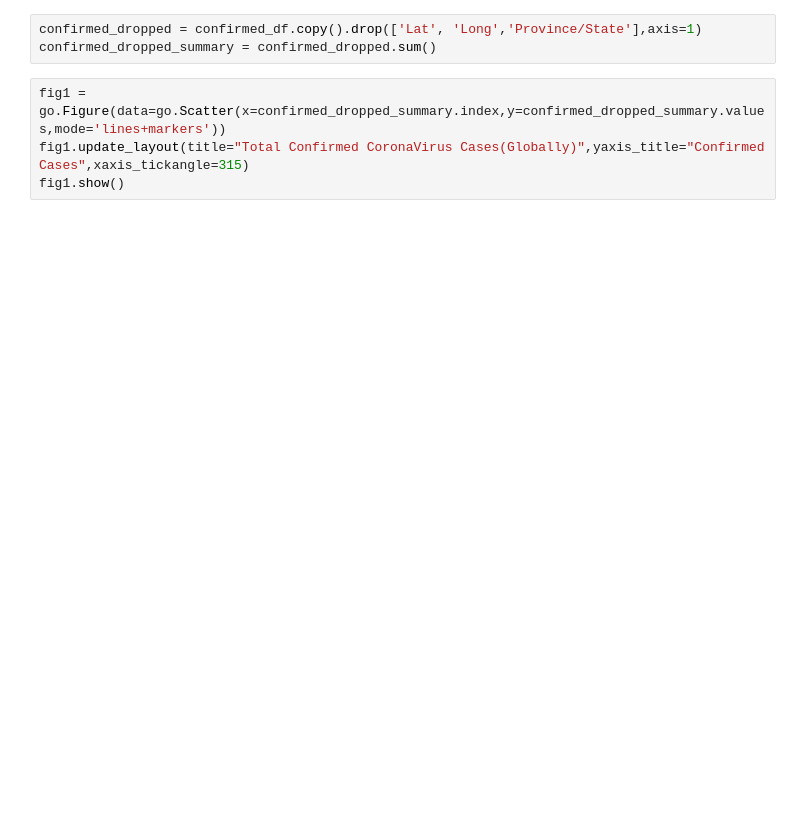
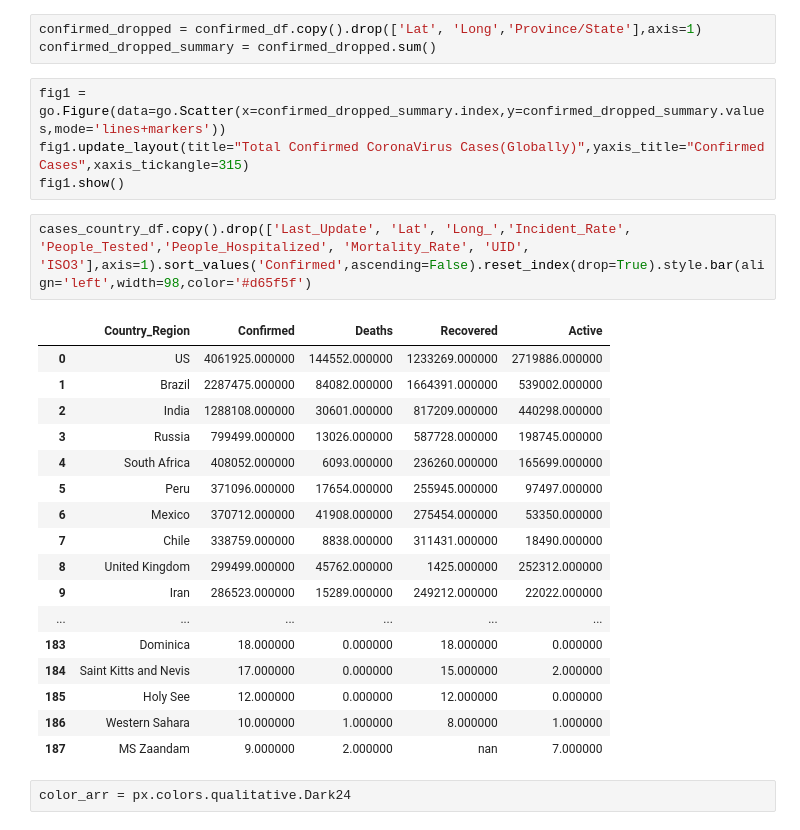
Before and after one commit to MDakhil1999/Covid-19-Data-Analysis, a Jupyter notebook: covid-19-data-analysis.ipynb, the cells around one changed output. Drawn from its saved outputs; the diff is of its cells as text; blank space fills up the shorter version.

```diff
--- a/covid-19-data-analysis.ipynb
+++ b/covid-19-data-analysis.ipynb
@@ -27,3 +27,25 @@ confirmed_dropped_summary = confirmed_dropped.sum()
 fig1 = go.Figure(data=go.Scatter(x=confirmed_dropped_summary.index,y=confirmed_dropped_summary.values,mode='lines+markers'))
 fig1.update_layout(title="Total Confirmed CoronaVirus Cases(Globally)",yaxis_title="Confirmed Cases",xaxis_tickangle=315)
 fig1.show()
+# %%
+cases_country_df.copy().drop(['Last_Update', 'Lat', 'Long_','Incident_Rate', 'People_Tested','People_Hospitalized', 'Mortality_Rate', 'UID', 'ISO3'],axis=1).sort_values('Confirmed',ascending=False).reset_index(drop=True).style.bar(align='left',width=98,color='#d65f5f')
+# %% [output]
+|  | Country_Region | Confirmed | Deaths | Recovered | Active |
+| 0 | US | 4061925.000000 | 144552.000000 | 1233269.000000 | 2719886.000000 |
+| 1 | Brazil | 2287475.000000 | 84082.000000 | 1664391.000000 | 539002.000000 |
+| 2 | India | 1288108.000000 | 30601.000000 | 817209.000000 | 440298.000000 |
+| 3 | Russia | 799499.000000 | 13026.000000 | 587728.000000 | 198745.000000 |
+| 4 | South Africa | 408052.000000 | 6093.000000 | 236260.000000 | 165699.000000 |
+| 5 | Peru | 371096.000000 | 17654.000000 | 255945.000000 | 97497.000000 |
+| 6 | Mexico | 370712.000000 | 41908.000000 | 275454.000000 | 53350.000000 |
+| 7 | Chile | 338759.000000 | 8838.000000 | 311431.000000 | 18490.000000 |
+| 8 | United Kingdom | 299499.000000 | 45762.000000 | 1425.000000 | 252312.000000 |
+| 9 | Iran | 286523.000000 | 15289.000000 | 249212.000000 | 22022.000000 |
+| ... | ... | ... | ... | ... | ... |
+| 183 | Dominica | 18.000000 | 0.000000 | 18.000000 | 0.000000 |
+| 184 | Saint Kitts and Nevis | 17.000000 | 0.000000 | 15.000000 | 2.000000 |
+| 185 | Holy See | 12.000000 | 0.000000 | 12.000000 | 0.000000 |
+| 186 | Western Sahara | 10.000000 | 1.000000 | 8.000000 | 1.000000 |
+| 187 | MS Zaandam | 9.000000 | 2.000000 | nan | 7.000000 |
+# %%
+color_arr = px.colors.qualitative.Dark24
```
Also changed, not shown: parts of 6 cells of this notebook, 3 other files.
